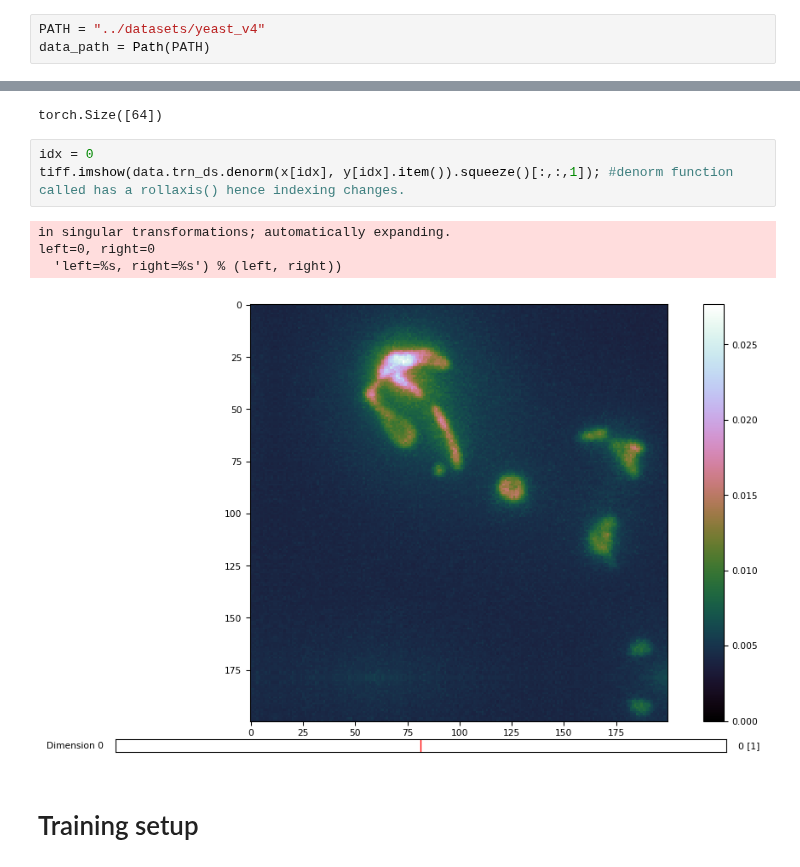
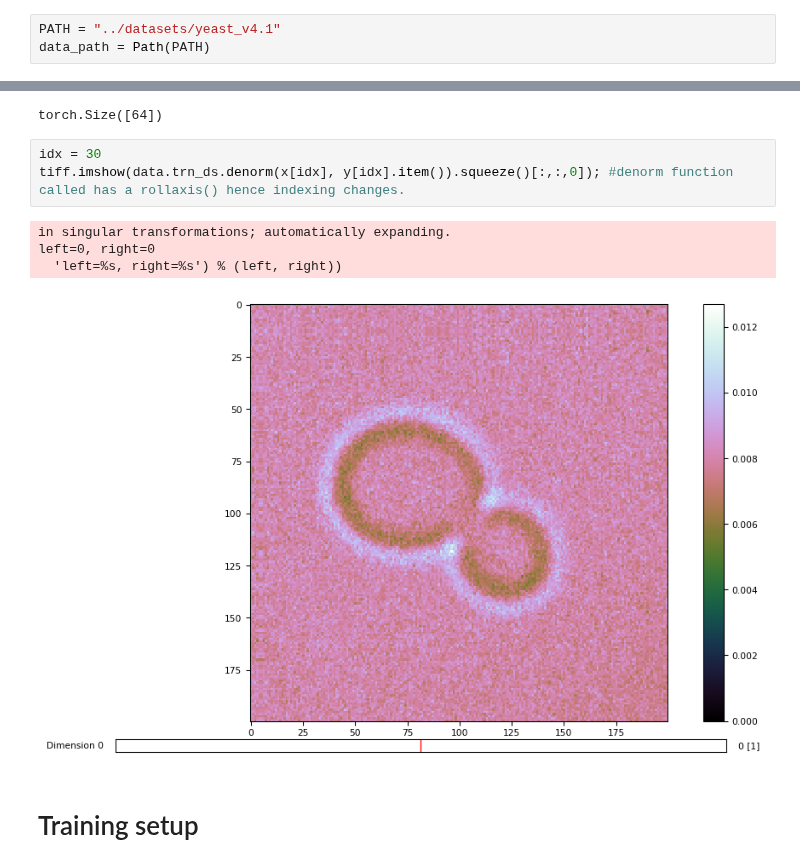
Before and after one commit to WMAPernice/Test_dev, a Jupyter notebook: YNet_dev/YNet_Res_2_per_class.ipynb, the cells around one changed output, grey strips where cells are left out. Cells and saved outputs as stored; diff of their text form.

```diff
--- a/YNet_dev/YNet_Res_2_per_class.ipynb
+++ b/YNet_dev/YNet_Res_2_per_class.ipynb
@@ -7,7 +11,7 @@ from common import Statistics, dataset_source
 from resources.conv_learner import *
 from resources.plots import *
 # %%
-PATH = "../datasets/yeast_v4"
+PATH = "../datasets/yeast_v4.1"
 data_path = Path(PATH)
 # %%
 CLASSES = ('WT', 'mfb1KO', 'mfb1KO_mmr1KO', 'mmr1KO')
@@ -45,13 +49,13 @@ print(y.size())
 # %% [output]
 torch.Size([64])
 # %%
-idx = 0
-tiff.imshow(data.trn_ds.denorm(x[idx], y[idx].item()).squeeze()[:,:,1]); #denorm function called has a rollaxis() hence indexing changes.
+idx = 30
+tiff.imshow(data.trn_ds.denorm(x[idx], y[idx].item()).squeeze()[:,:,0]); #denorm function called has a rollaxis() hence indexing changes.
 # %% [output]
 in singular transformations; automatically expanding.
 left=0, right=0
   'left=%s, right=%s') % (left, right))
-[figure, old version]
+[figure, new version]
 # %% [markdown]
 # Training setup
 # %%
```
Also changed, not shown: parts of 19 cells of this notebook, 1 other file.
